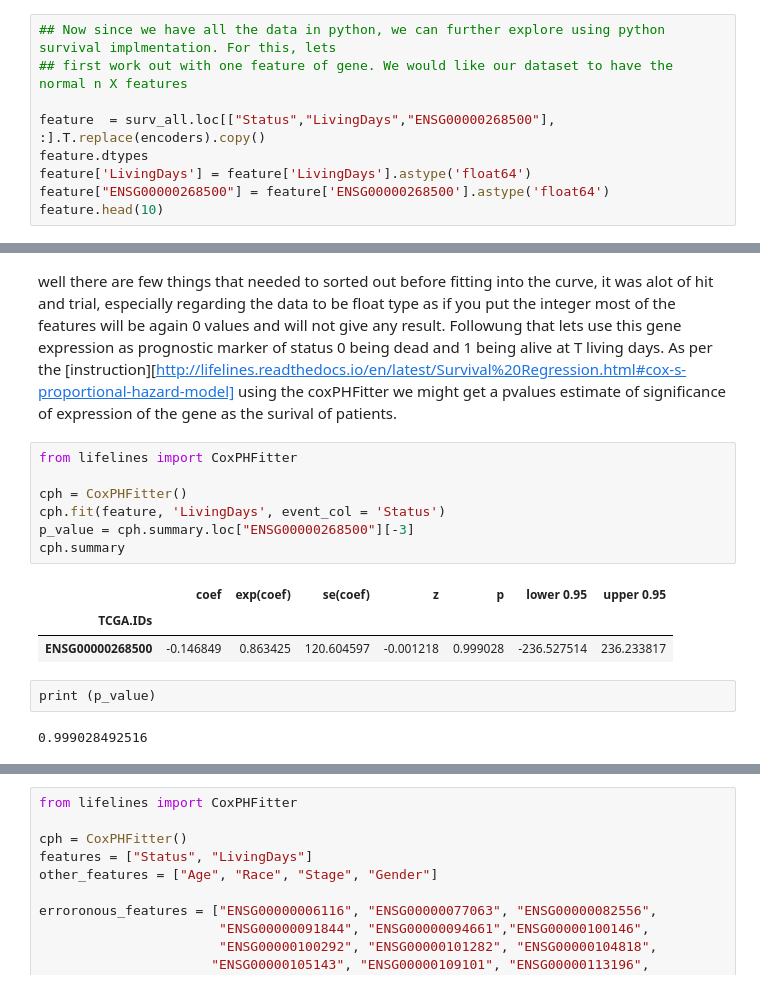
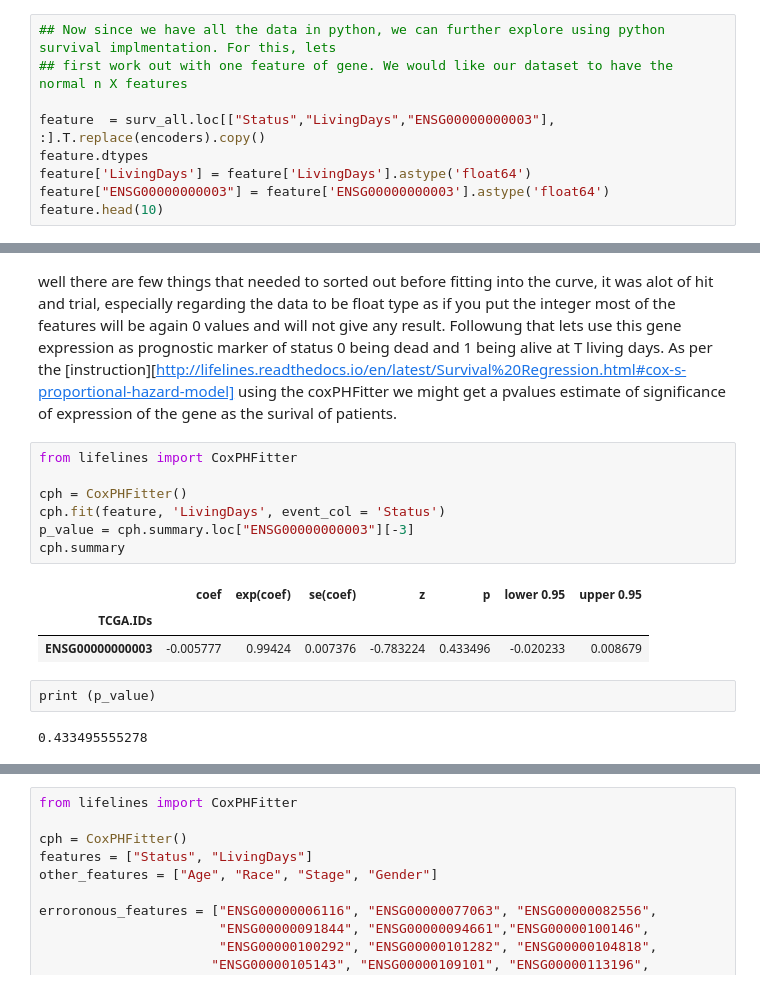
Before and after one commit to sailepradh/prj_algo_bioinfo, a Jupyter notebook: notebook/TCGA_project.ipynb, the cells around one changed output, grey strips where cells are left out. Cells and saved outputs as stored; diff of their text form.

```diff
--- a/notebook/TCGA_project.ipynb
+++ b/notebook/TCGA_project.ipynb
@@ -168,9 +189,9 @@ I am subsetting one of the gene expression (ENSG00000000003) dataset and optimiz
 ## Now since we have all the data in python, we can further explore using python survival implmentation. For this, lets
 ## first work out with one feature of gene. We would like our dataset to have the normal n X features
 
-feature  = surv_all.loc[["Status","LivingDays","ENSG00000268500"], :].T.replace(encoders).copy()
+feature  = surv_all.loc[["Status","LivingDays","ENSG00000000003"], :].T.replace(encoders).copy()
 feature.dtypes
 feature['LivingDays'] = feature['LivingDays'].astype('float64')
-feature["ENSG00000268500"] = feature['ENSG00000268500'].astype('float64')
+feature["ENSG00000000003"] = feature['ENSG00000000003'].astype('float64')
 feature.head(10)
 # %% [output]
@@ -190,18 +211,18 @@ well there are few things that needed to sorted out before fitting into the curv
 # %%
 from lifelines import CoxPHFitter
 
 cph = CoxPHFitter()
 cph.fit(feature, 'LivingDays', event_col = 'Status')
-p_value = cph.summary.loc["ENSG00000268500"][-3]
+p_value = cph.summary.loc["ENSG00000000003"][-3]
 cph.summary
 # %% [output]
 |  | coef | exp(coef) | se(coef) | z | p | lower 0.95 | upper 0.95 |
 | TCGA.IDs |  |  |  |  |  |  |  |
-| ENSG00000268500 | -0.146849 | 0.863425 | 120.604597 | -0.001218 | 0.999028 | -236.527514 | 236.233817 |
+| ENSG00000000003 | -0.005777 | 0.99424 | 0.007376 | -0.783224 | 0.433496 | -0.020233 | 0.008679 |
 # %%
 print (p_value)
 # %% [output]
-0.999028492516
+0.433495555278
 # %%
 cph.hazards_
 # %% [output]
```
Also changed, not shown: parts of 13 cells of this notebook, 15 other files.
